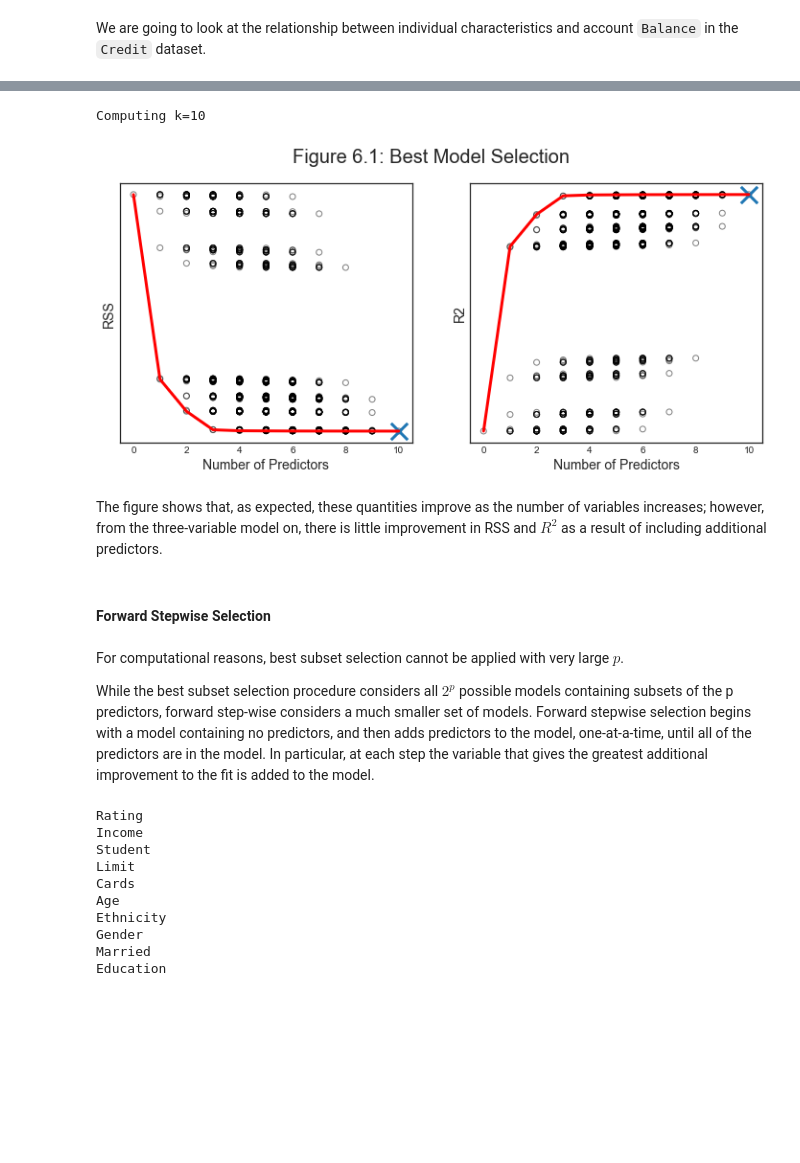
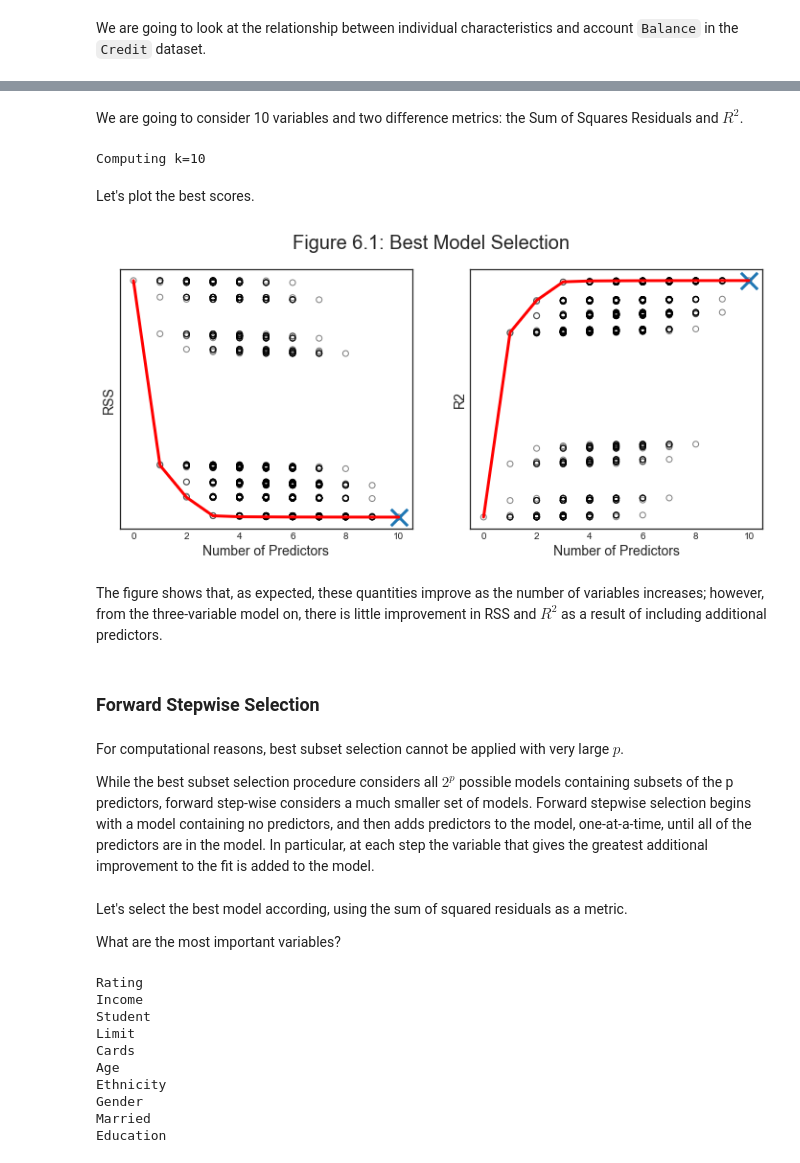
Before and after one commit to matteocourthoud/Machine-Learning-for-Economic-Analysis, a Jupyter notebook: notebooks/5-regularization.ipynb, the cells around one changed output, grey strips where cells are left out. Drawn from its saved outputs; the diff is of its cells as text; code cells hidden in the pictures; blank space fills up the shorter version.

```diff
--- a/notebooks/5-regularization.ipynb
+++ b/notebooks/5-regularization.ipynb
@@ -75,5 +84,5 @@ We are going to consider 10 variables and two difference metrics: the Sum of Squ
 # %%
-def model_selection(X, *args):
+def model_selection(X, y, *args):
 
     # Init
     scores = list(itertools.repeat(np.zeros((0,2)), len(args)))
@@ -106,6 +115,8 @@ def model_selection(X, *args):
                 scores[i] = np.append(scores[i], score, axis=0)
         print("", end="\r")
     return scores
+# %% [markdown]
+We are going to consider 10 variables and two difference metrics: the Sum of Squares Residuals and $R^2$.
 # %%
 # Set metrics
 rss = lambda reg : reg.ssr
@@ -122,33 +133,39 @@ Computing k=10
 K = np.shape(X)[1]
 ms_RSS_best = [np.min(ms_RSS[ms_RSS[:,0]==k,1]) for k in range(K+1)]
 ms_R2_best = [np.max(ms_R2[ms_R2[:,0]==k,1]) for k in range(K+1)]
+# %% [markdown]
+Let's plot the best scores.
 # %%
 # Figure 6.1
-fig, (ax1,ax2) = plt.subplots(1,2)
-fig.suptitle('Figure 6.1: Best Model Selection')
+def make_figure_6_1():
 
-# RSS
-ax1.scatter(x=ms_RSS[:,0], y=ms_RSS[:,1], facecolors='None', edgecolors='k', alpha=0.5);
-ax1.plot(range(K+1), ms_RSS_best, c='r');
-ax1.scatter(np.argmin(ms_RSS_best), np.min(ms_RSS_best), marker='x', s=300)
-ax1.set_ylabel('RSS');
+    fig, (ax1,ax2) = plt.subplots(1,2)
+    fig.suptitle('Figure 6.1: Best Model Selection')
 
-# R2
-ax2.scatter(x=ms_R2[:,0], y=ms_R2[:,1], facecolors='None', edgecolors='k', alpha=0.5);
-ax2.plot(range(K+1), ms_R2_best, c='r');
-ax2.scatter(np.argmax(ms_R2_best), np.max(ms_R2_best), marker='x', s=300)
-ax2.set_ylabel('R2');
+    # RSS
+    ax1.scatter(x=ms_RSS[:,0], y=ms_RSS[:,1], facecolors='None', edgecolors='k', alpha=0.5);
+    ax1.plot(range(K+1), ms_RSS_best, c='r');
+    ax1.scatter(np.argmin(ms_RSS_best), np.min(ms_RSS_best), marker='x', s=300)
+    ax1.set_ylabel('RSS');
 
-# All axes;
-for ax in fig.axes:
-    ax.set_xlabel('Number of Predictors');
-    ax.set_yticks([]);
+    # R2
+    ax2.scatter(x=ms_R2[:,0], y=ms_R2[:,1], facecolors='None', edgecolors='k', alpha=0.5);
+    ax2.plot(range(K+1), ms_R2_best, c='r');
+    ax2.scatter(np.argmax(ms_R2_best), np.max(ms_R2_best), marker='x', s=300)
+    ax2.set_ylabel('R2');
+
+    # All axes;
+    for ax in fig.axes:
+        ax.set_xlabel('Number of Predictors');
+        ax.set_yticks([]);
-# %% [output]
-[figure, removed]
+# %%
+make_figure_6_1()
+# %% [output]
+[figure, added]
 # %% [markdown]
 The figure shows that, as expected, these quantities improve as the number of variables increases; however, from the three-variable model on, there is little improvement in RSS and $R^2$ as a result of including additional predictors.
 # %% [markdown]
-#### Forward Stepwise Selection
+### Forward Stepwise Selection
 # %% [markdown]
 For computational reasons, best subset selection cannot be applied with very large $p$.
 
@@ -192,6 +209,10 @@ def forward_selection(X, y, f):
         fms_scores[k-1] = np.min(temp_scores)
 
     return fms_scores
+# %% [markdown]
+Let's select the best model according, using the sum of squared residuals as a metric.
+
+What are the most important variables?
 # %%
 # Forward selection by RSS
 rss = lambda reg : reg.ssr
```
Also changed, not shown: parts of 73 cells of this notebook, 1 other file.
